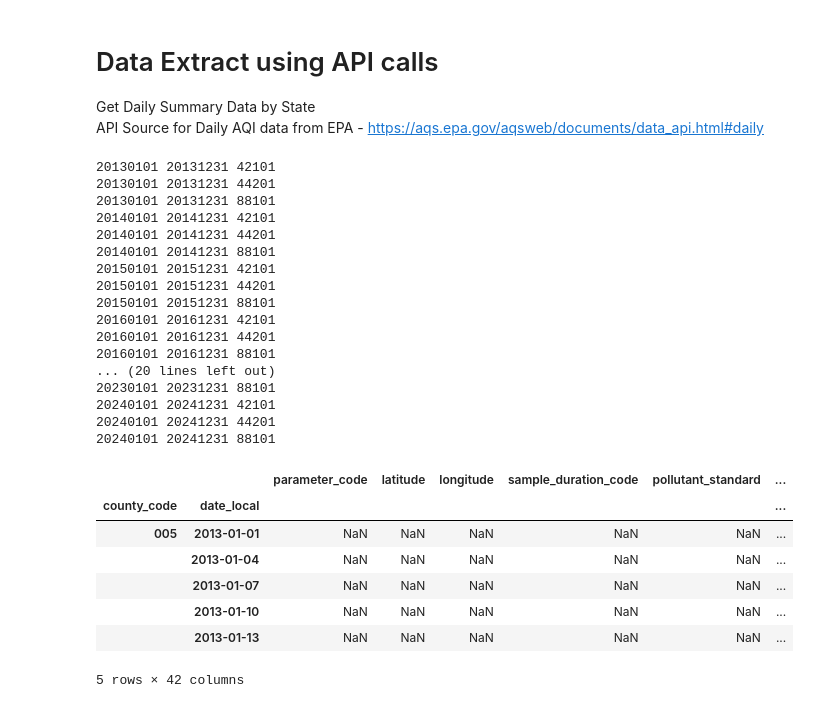
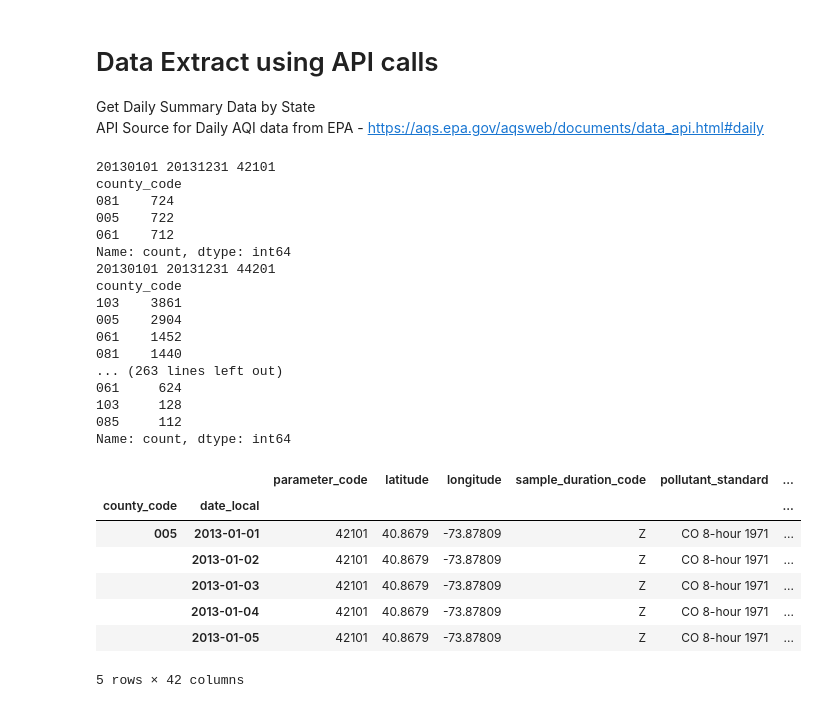
Before and after one commit to ChristineChung/AQI-Avengers-Project2-Group4, a Jupyter notebook: DataPullByState.ipynb, the cells around one changed output. Saved outputs shown, nothing was run; the diff lists cells and outputs as text; code cells hidden in the pictures.

```diff
--- a/DataPullByState.ipynb
+++ b/DataPullByState.ipynb
@@ -48,16 +38,13 @@ email = os.getenv("EMAIL")
 # %%
 # Build URL
 state = "36"  # New York State code
+# API url
+url = "https://aqs.epa.gov/data/api/dailyData/byState?"
+# Years list
+years_list = list(range(2013, 2025))
 
-url = "https://aqs.epa.gov/data/api/dailyData/byState?"
-query_url = (
-    f"{url}email={email}&key={epa_api_key}&param={param}&bdate={begin_date}&edate={end_date}"
-    + f"&state={state}" )
-
-# Years list
-years_list = [2013, 2014, 2015, 2016, 2017, 2018, 2019, 2020, 2021, 2022, 2023, 2024]
 # List of parameter codes
 parameter_codes = [42101, 44201, 88101] #, 88101, 81102, 42401, 42602]
 
 # List of counties
-five_counties = ['103', '005', '061', '081', '085']
+county_list = ['005','047','059','061','081','085','103']
@@ -80,13 +72,15 @@ def get_data_for_parameter(parameter_code):
     param_df.sort_values(by='date_local',inplace=True)
 
 
-    # Five counties dataframe
-    five_counties_param_df = param_df[param_df['county_code'].isin(five_counties)]
+    # Dataframe for only five counties
+    # five_counties_param_df = param_df[param_df['county_code'].isin(five_counties)]
+    five_counties_param_df = param_df.loc[param_df['county_code'].isin(county_list)]
 
     # Return data frame that has only selected columns
     five_counties_param_df = five_counties_param_df[selected_columns]
 
     print(begin_date, end_date, parameter_code)
+    print(five_counties_param_df['county_code'].value_counts())
 
     return five_counties_param_df
 # %%
@@ -104,65 +98,63 @@ for yrs_index, year in enumerate (years_list):
         all_counties_param_df = get_data_for_parameter(code)
         all_counties_param_df = all_counties_param_df.dropna()
         all_counties_param_df.sort_index(ascending=True, inplace=True)
-        # Compress multiple rows of data for same day using groupby function
-        counties_aggr_param_df = all_counties_param_df.groupby('date_local').agg({
-                                   'county_code': 'first',
+
+        # Use groupby and agg function to get one record per day when multiple rows of data exist for "same day & for same type of test"
+        counties_aggr_param_df = all_counties_param_df.groupby(['county_code','date_local']).agg({
                                    'parameter_code': 'first',
                                    'latitude': 'first',
                                    'longitude': 'first',
                                    'sample_duration_code': 'first',
                                    'pollutant_standard': 'first',
                                    'units_of_measure': 'first',
                                    'observation_count': 'sum',
                                    'validity_indicator': 'first',
                                    'arithmetic_mean': 'mean',
                                    'first_max_value': 'mean',
                                    'first_max_hour': 'mean',
                                    'aqi': 'mean',
                                    'county': 'first',
-                                   'city': 'first'
-                            }).reset_index()
-
-        # Set Indexes
-        counties_aggr_param_df = counties_aggr_param_df.set_index(["county_code","date_local"])
+                                   'city': 'first' })
 
         # Dataframe for all parameters & for all specified counties
         if param_index == 0:
             counties_param_joined_df = counties_aggr_param_df
         else:
-            counties_param_joined_df = counties_param_joined_df.join(counties_aggr_param_df, on=["county_code","date_local"], how="outer",rsuffix=code)
+            counties_param_joined_df = counties_param_joined_df.join(counties_aggr_param_df, how="outer",rsuffix=code)
 
     # Dataframe for All years & parameters
     if yrs_index == 0:
         all_yrs_counties_params_df = counties_param_joined_df
     else:
         all_yrs_counties_params_df = pd.concat([all_yrs_counties_params_df, counties_param_joined_df], axis='rows', join="outer")
 
+# Sort ascending
 all_yrs_counties_params_df.sort_index(ascending=True, inplace=True)
+
 all_yrs_counties_params_df.head()
 # %% [output]
 20130101 20131231 42101
+county_code
+081    724
+005    722
+061    712
+Name: count, dtype: int64
 20130101 20131231 44201
-20130101 20131231 88101
-20140101 20141231 42101
-20140101 20141231 44201
-20140101 20141231 88101
-20150101 20151231 42101
-20150101 20151231 44201
-20150101 20151231 88101
-20160101 20161231 42101
-20160101 20161231 44201
-20160101 20161231 88101
-... (20 lines left out)
-20230101 20231231 88101
-20240101 20241231 42101
-20240101 20241231 44201
-20240101 20241231 88101
+county_code
+103    3861
+005    2904
+061    1452
+081    1440
+... (263 lines left out)
+061     624
+103     128
+085     112
+Name: count, dtype: int64
 |  |  | parameter_code | latitude | longitude | sample_duration_code | pollutant_standard | ... |
 | county_code | date_local |  |  |  |  |  | ... |
-| 005 | 2013-01-01 | NaN | NaN | NaN | NaN | NaN | ... |
-|  | 2013-01-04 | NaN | NaN | NaN | NaN | NaN | ... |
-|  | 2013-01-07 | NaN | NaN | NaN | NaN | NaN | ... |
-|  | 2013-01-10 | NaN | NaN | NaN | NaN | NaN | ... |
-|  | 2013-01-13 | NaN | NaN | NaN | NaN | NaN | ... |
+| 005 | 2013-01-01 | 42101 | 40.8679 | -73.87809 | Z | CO 8-hour 1971 | ... |
+|  | 2013-01-02 | 42101 | 40.8679 | -73.87809 | Z | CO 8-hour 1971 | ... |
+|  | 2013-01-03 | 42101 | 40.8679 | -73.87809 | Z | CO 8-hour 1971 | ... |
+|  | 2013-01-04 | 42101 | 40.8679 | -73.87809 | Z | CO 8-hour 1971 | ... |
+|  | 2013-01-05 | 42101 | 40.8679 | -73.87809 | Z | CO 8-hour 1971 | ... |
 5 rows × 42 columns
```
Also changed, not shown: parts of 13 cells of this notebook, 25 other files.
